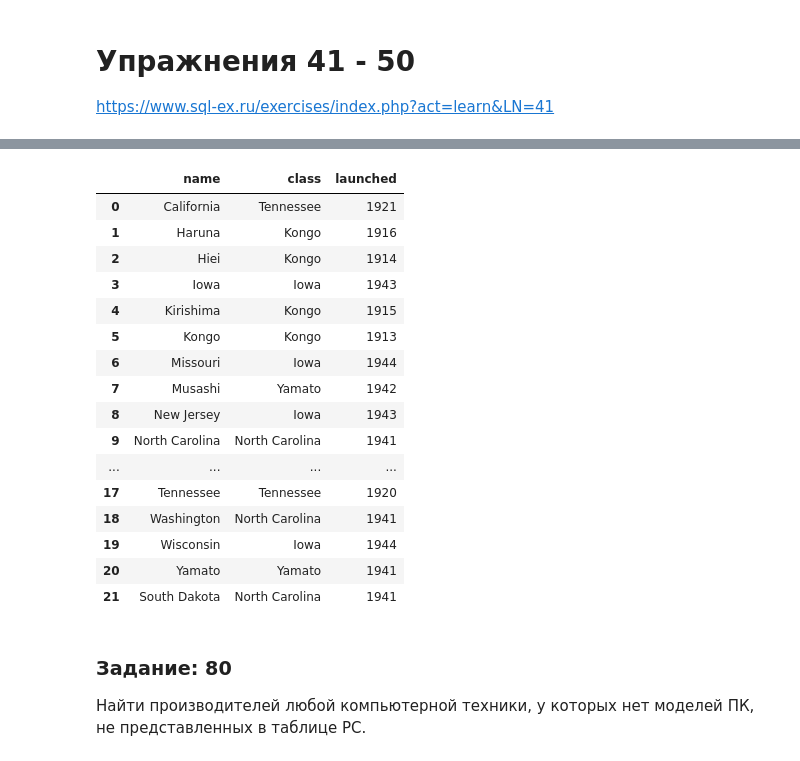
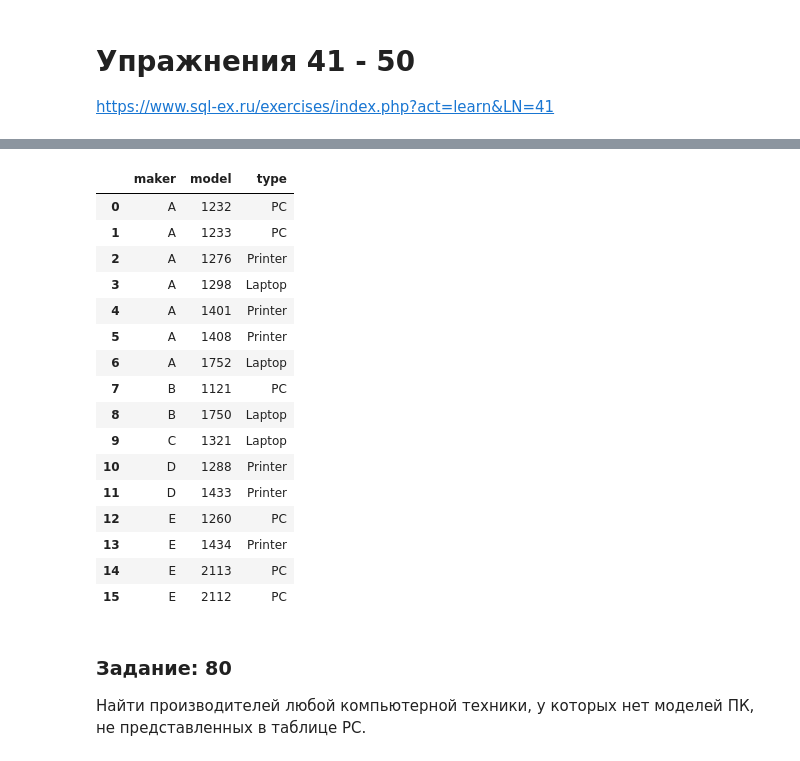
Before and after one commit to kotl68/SQL, a Jupyter notebook: SQL-EX.ipynb, the cells around one changed output, grey strips where cells are left out. Drawn from its saved outputs; the diff is of its cells as text; code cells hidden in the pictures.

```diff
--- a/SQL-EX.ipynb
+++ b/SQL-EX.ipynb
@@ -1524,27 +1521,27 @@ https://www.sql-ex.ru/exercises/index.php?act=learn&LN=41
 # %%
 sql = '''
-SELECT * FROM ships
+SELECT * FROM Product
 ;
 '''
 select(sql)
 # %% [output]
-|  | name | class | launched |
-| 0 | California | Tennessee | 1921 |
-| 1 | Haruna | Kongo | 1916 |
-| 2 | Hiei | Kongo | 1914 |
-| 3 | Iowa | Iowa | 1943 |
-| 4 | Kirishima | Kongo | 1915 |
-| 5 | Kongo | Kongo | 1913 |
-| 6 | Missouri | Iowa | 1944 |
-| 7 | Musashi | Yamato | 1942 |
-| 8 | New Jersey | Iowa | 1943 |
-| 9 | North Carolina | North Carolina | 1941 |
-| ... | ... | ... | ... |
-| 17 | Tennessee | Tennessee | 1920 |
-| 18 | Washington | North Carolina | 1941 |
-| 19 | Wisconsin | Iowa | 1944 |
-| 20 | Yamato | Yamato | 1941 |
-| 21 | South Dakota | North Carolina | 1941 |
+|  | maker | model | type |
+| 0 | A | 1232 | PC |
+| 1 | A | 1233 | PC |
+| 2 | A | 1276 | Printer |
+| 3 | A | 1298 | Laptop |
+| 4 | A | 1401 | Printer |
+| 5 | A | 1408 | Printer |
+| 6 | A | 1752 | Laptop |
+| 7 | B | 1121 | PC |
+| 8 | B | 1750 | Laptop |
+| 9 | C | 1321 | Laptop |
+| 10 | D | 1288 | Printer |
+| 11 | D | 1433 | Printer |
+| 12 | E | 1260 | PC |
+| 13 | E | 1434 | Printer |
+| 14 | E | 2113 | PC |
+| 15 | E | 2112 | PC |
 # %% [markdown]
 ### Задание: 80
 Найти производителей любой компьютерной техники, у которых нет моделей ПК, не представленных в таблице PC.
```
Also changed, not shown: parts of 3 cells of this notebook.
